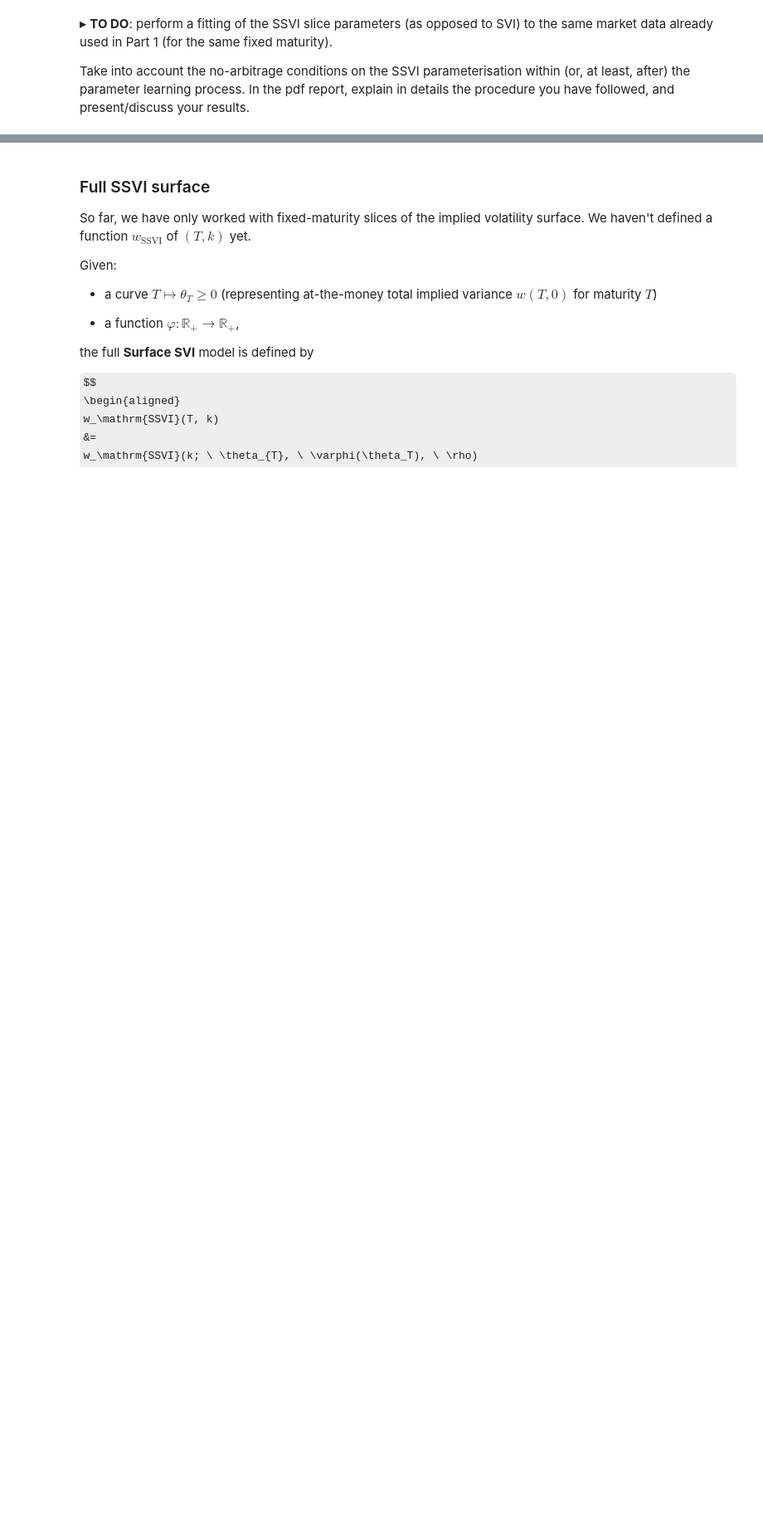
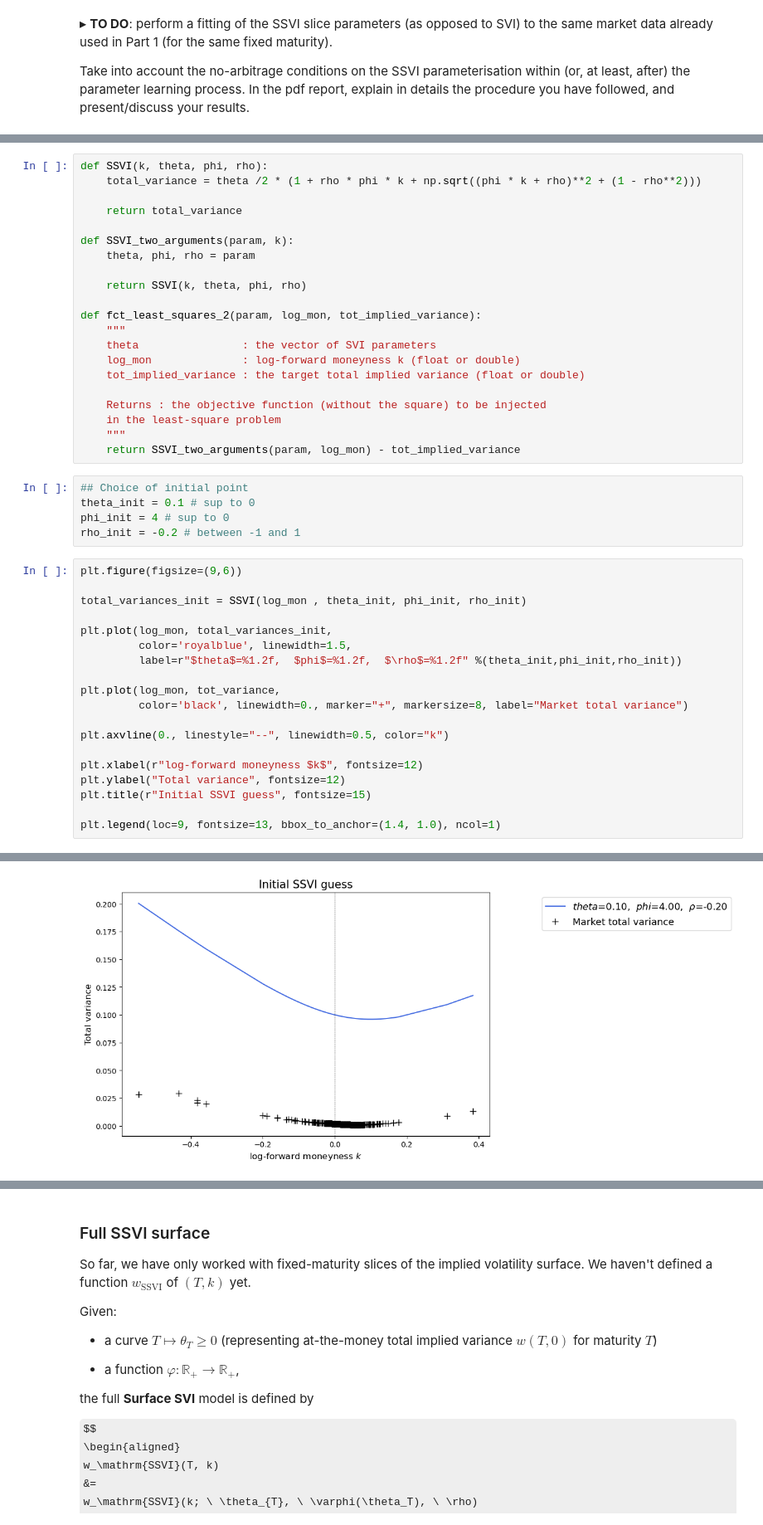
Before and after one commit to dianemans/Proj1_NPFD, a Jupyter notebook: S. De Marco/Project_No_arbitrage_implied_volatility.ipynb, the cells around one changed output, grey strips where cells are left out. Shown at 83% size. Drawn from its saved outputs; the diff is of its cells as text; some formulas as TeX source; blank space fills up the shorter version.

```diff
--- a/S. De Marco/Project_No_arbitrage_implied_volatility.ipynb
+++ b/S. De Marco/Project_No_arbitrage_implied_volatility.ipynb
@@ -332,0 +459,46 @@ Take into account the no-arbitrage conditions on the SSVI parameterisation withi
+# %%
+def SSVI(k, theta, phi, rho):
+    total_variance = theta /2 * (1 + rho * phi * k + np.sqrt((phi * k + rho)**2 + (1 - rho**2)))
+
+    return total_variance
+
+def SSVI_two_arguments(param, k):
+    theta, phi, rho = param
+
+    return SSVI(k, theta, phi, rho)
+
+def fct_least_squares_2(param, log_mon, tot_implied_variance):
+    """
+    theta                : the vector of SVI parameters
+    log_mon              : log-forward moneyness k (float or double)
+    tot_implied_variance : the target total implied variance (float or double)
+
+    Returns : the objective function (without the square) to be injected
+    in the least-square problem
+    """
+    return SSVI_two_arguments(param, log_mon) - tot_implied_variance
+# %%
+## Choice of initial point
+theta_init = 0.1 # sup to 0
+phi_init = 4 # sup to 0
+rho_init = -0.2 # between -1 and 1
+# %%
+plt.figure(figsize=(9,6))
+
+total_variances_init = SSVI(log_mon , theta_init, phi_init, rho_init)
+
+plt.plot(log_mon, total_variances_init,
+         color='royalblue', linewidth=1.5,
+         label=r"$theta$=%1.2f,  $phi$=%1.2f,  $\rho$=%1.2f" %(theta_init,phi_init,rho_init))
+
+plt.plot(log_mon, tot_variance,
+         color='black', linewidth=0., marker="+", markersize=8, label="Market total variance")
+
+plt.axvline(0., linestyle="--", linewidth=0.5, color="k")
+
+plt.xlabel(r"log-forward moneyness $k$", fontsize=12)
+plt.ylabel("Total variance", fontsize=12)
+plt.title(r"Initial SSVI guess", fontsize=15)
+
+plt.legend(loc=9, fontsize=13, bbox_to_anchor=(1.4, 1.0), ncol=1)
+# %% [output]
@@ -332,0 +506 @@ Take into account the no-arbitrage conditions on the SSVI parameterisation withi
+[figure, added]
```
Also changed, not shown: parts of 16 cells of this notebook.
